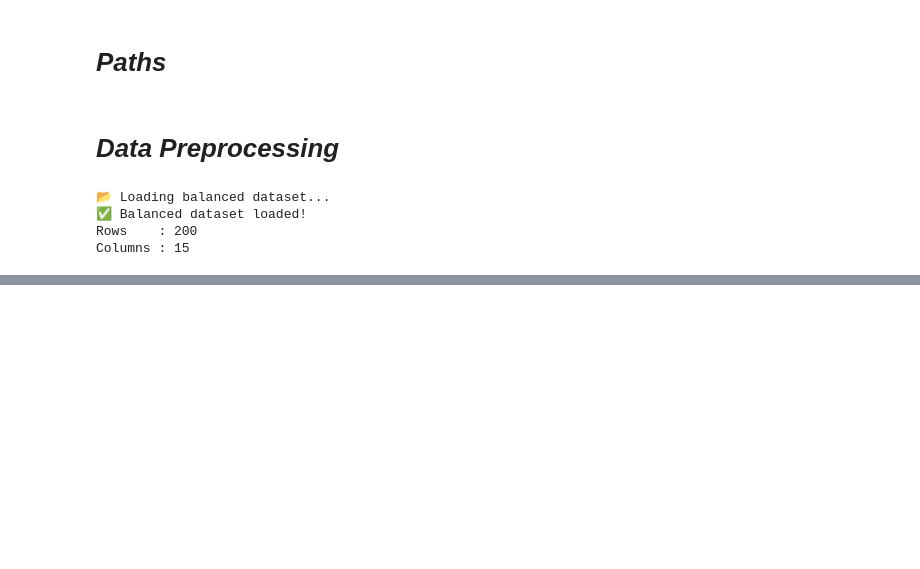
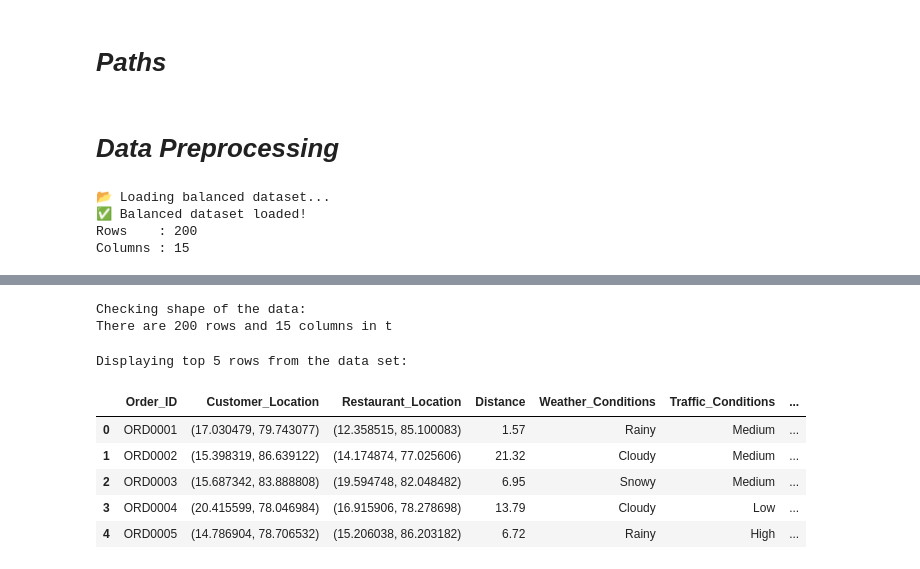
Before and after one commit to vasi2904k/Food-Delivery-Time-Prediction, a Jupyter notebook: notebook/01_data_preprocessing.ipynb, the cells around one changed output, grey strips where cells are left out. Drawn from its saved outputs; the diff is of its cells as text; code cells hidden in the pictures; blank space fills up the shorter version.

```diff
--- a/notebook/01_data_preprocessing.ipynb
+++ b/notebook/01_data_preprocessing.ipynb
@@ -39,2 +61,21 @@ Columns : 15
+# %%
+# Number of rows and columns
+
+print('Checking shape of the data: ')
+print(f'There are {df.shape[0]} rows and {df.shape[1]} columns in t')
+# %% [output]
+Checking shape of the data:
+There are 200 rows and 15 columns in t
 # %%
-print('Displ')
+# Displaying Top 5 rows
+
+print('Displaying top 5 rows from the data set:')
+df.head(5)
+# %% [output]
+Displaying top 5 rows from the data set:
+|  | Order_ID | Customer_Location | Restaurant_Location | Distance | Weather_Conditions | Traffic_Conditions | ... |
+| 0 | ORD0001 | (17.030479, 79.743077) | (12.358515, 85.100083) | 1.57 | Rainy | Medium | ... |
+| 1 | ORD0002 | (15.398319, 86.639122) | (14.174874, 77.025606) | 21.32 | Cloudy | Medium | ... |
+| 2 | ORD0003 | (15.687342, 83.888808) | (19.594748, 82.048482) | 6.95 | Snowy | Medium | ... |
+| 3 | ORD0004 | (20.415599, 78.046984) | (16.915906, 78.278698) | 13.79 | Cloudy | Low | ... |
+| 4 | ORD0005 | (14.786904, 78.706532) | (15.206038, 86.203182) | 6.72 | Rainy | High | ... |
```
Also changed, not shown: parts of 13 cells of this notebook.
